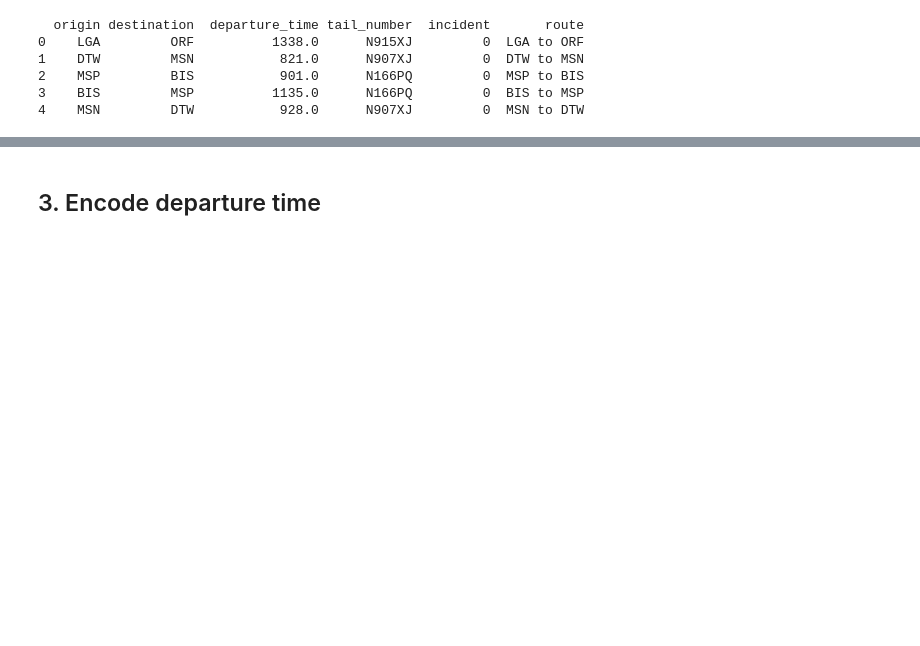
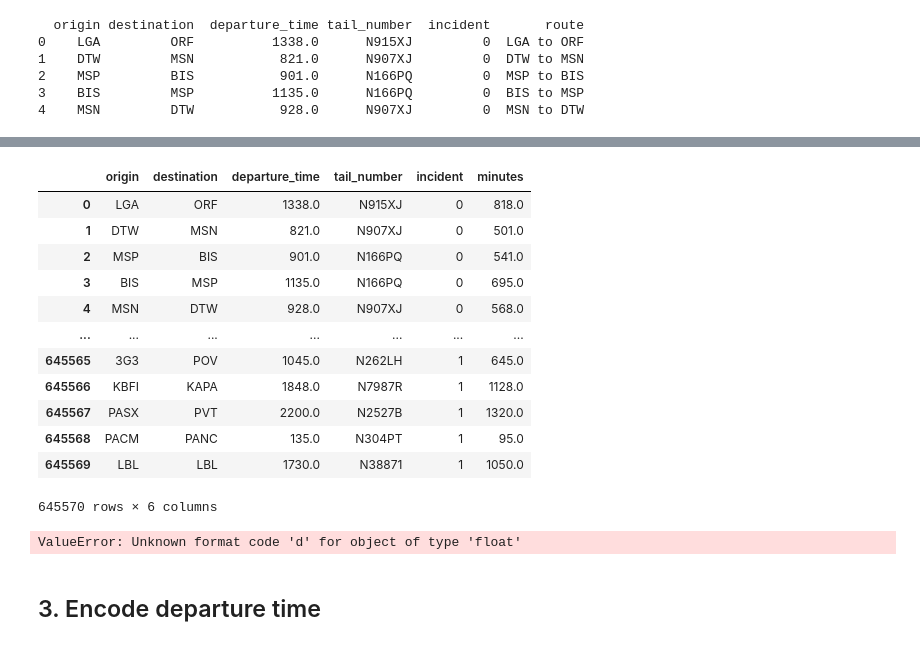
Before and after one commit to 4GeeksAcademy/maps-aviation_final_project, a Jupyter notebook: src/Madesh_02.ipynb, the cells around one changed output, grey strips where cells are left out. Saved outputs shown, nothing was run; the diff lists cells and outputs as text; code cells hidden in the pictures; blank space fills up the shorter version.

```diff
--- a/src/Madesh_02.ipynb
+++ b/src/Madesh_02.ipynb
@@ -144,3 +153,68 @@ Index(['origin', 'destination', 'departure_time', 'tail_number', 'incident',
+# %%
+cyclical_encoded_data_df = data_df.copy()
+
+cyclical_encoded_data_df
+# %% [output]
+|  | origin | destination | departure_time | tail_number | incident | minutes |
+| 0 | LGA | ORF | 1338.0 | N915XJ | 0 | 818.0 |
+| 1 | DTW | MSN | 821.0 | N907XJ | 0 | 501.0 |
+| 2 | MSP | BIS | 901.0 | N166PQ | 0 | 541.0 |
+| 3 | BIS | MSP | 1135.0 | N166PQ | 0 | 695.0 |
+| 4 | MSN | DTW | 928.0 | N907XJ | 0 | 568.0 |
+| ... | ... | ... | ... | ... | ... | ... |
+| 645565 | 3G3 | POV | 1045.0 | N262LH | 1 | 645.0 |
+| 645566 | KBFI | KAPA | 1848.0 | N7987R | 1 | 1128.0 |
+| 645567 | PASX | PVT | 2200.0 | N2527B | 1 | 1320.0 |
+| 645568 | PACM | PANC | 135.0 | N304PT | 1 | 95.0 |
+| 645569 | LBL | LBL | 1730.0 | N38871 | 1 | 1050.0 |
+645570 rows × 6 columns
+# %%
+# Function to convert HHMM format to minutes since midnight
+def hhmm_to_minutes(hhmm):
+    hhmm_int = int(hhmm)
+    hours = hhmm // 100
+    minutes = hhmm % 100
+    return hours * 60 + minutes
+
+# Add minutes since midnight column
+data_df['minutes'] = data_df['departure_time'].apply(hhmm_to_minutes)
+
+# Add formatted time label for display
+data_df['time_label'] = data_df['departure_time'].apply(lambda x: f"{int(x)//100:02d}:{int(x)%100:02d}")
+
+# Apply cyclical encoding - add two new columns
+data_df['time_sin'] = np.sin(2 * np.pi * df['minutes'] / 1440)  # 1440 minutes in a day
+data_df['time_cos'] = np.cos(2 * np.pi * df['minutes'] / 1440)
+
+# Display the DataFrame with the new cyclical encoding columns
+print("DataFrame with cyclical time encoding:")
+print(data_df.round(4))
+
+# Visualize the encoding
+plt.figure(figsize=(10, 6))
+plt.scatter(data_df['time_sin'], data_df['time_cos'], c=range(len(df)), cmap='hsv', s=100)
+
+# Add labels for each point
+for i in data_df.index:
+    plt.annotate(f"{df.loc[i, 'hhmm']} ({df.loc[i, 'time_label']})",
+                 (df.loc[i, 'time_sin'], df.loc[i, 'time_cos']),
+                 xytext=(10, 5),
+                 textcoords='offset points')
+
+# Add reference circle and axes
+circle = plt.Circle((0, 0), 1, fill=False, color='gray', linestyle='--')
+plt.gca().add_patch(circle)
+plt.axhline(y=0, color='k', linestyle='-', alpha=0.3)
+plt.axvline(x=0, color='k', linestyle='-', alpha=0.3)
+plt.grid(True, alpha=0.3)
+plt.title('Cyclical Encoding of HHMM Time Format')
+plt.xlabel('sin(time)')
+plt.ylabel('cos(time)')
+plt.axis('equal')
+plt.tight_layout()
+plt.show()
+# %% [output]
+ValueError: Unknown format code 'd' for object of type 'float'
 # %% [markdown]
 ## 3. Encode departure time
 # %%
```
Also changed, not shown: parts of 3 cells of this notebook.
